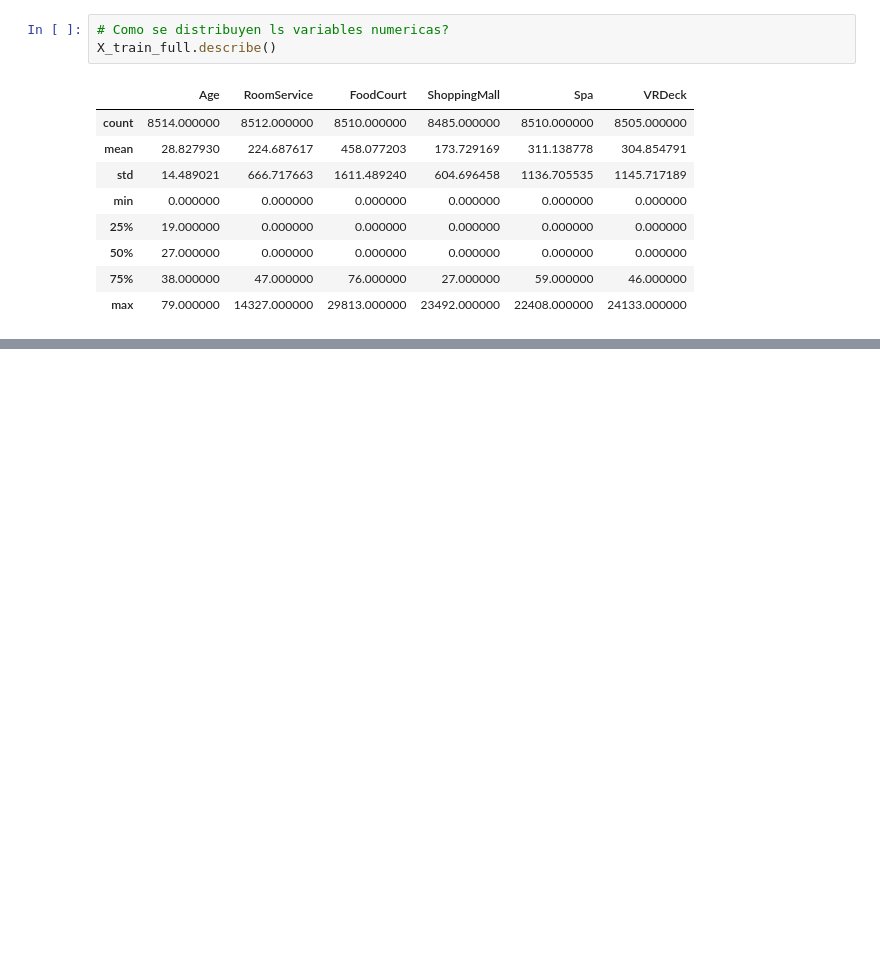
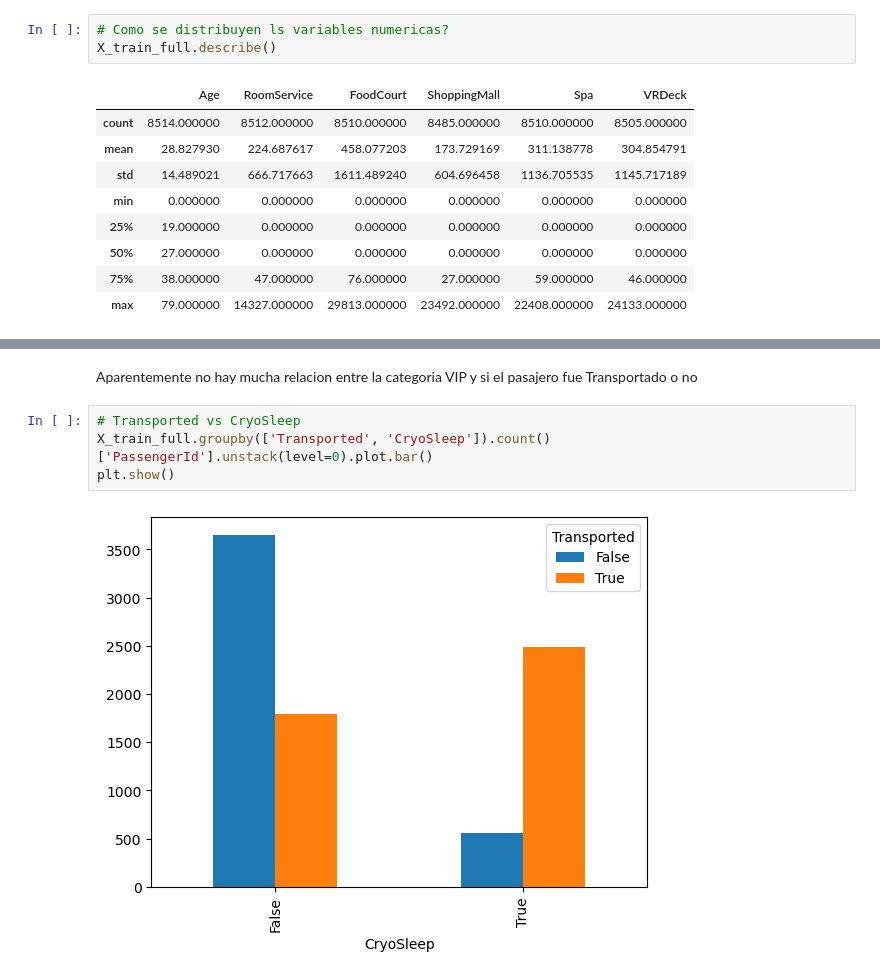
Before and after one commit to JeanGC970520/spaceship_titanic, a Jupyter notebook: main.ipynb, the cells around one changed output, grey strips where cells are left out. Drawn from its saved outputs; the diff is of its cells as text; blank space fills up the shorter version.

```diff
--- a/main.ipynb
+++ b/main.ipynb
@@ -99,0 +156,8 @@ X_train_full.describe()
+# %% [markdown]
+Aparentemente no hay mucha relacion entre la categoria VIP y si el pasajero fue Transportado o no
+# %%
+# Transported vs CryoSleep
+X_train_full.groupby(['Transported', 'CryoSleep']).count()['PassengerId'].unstack(level=0).plot.bar()
+plt.show()
+# %% [output]
+[figure, added]
```
Also changed, not shown: parts of 16 cells of this notebook.
